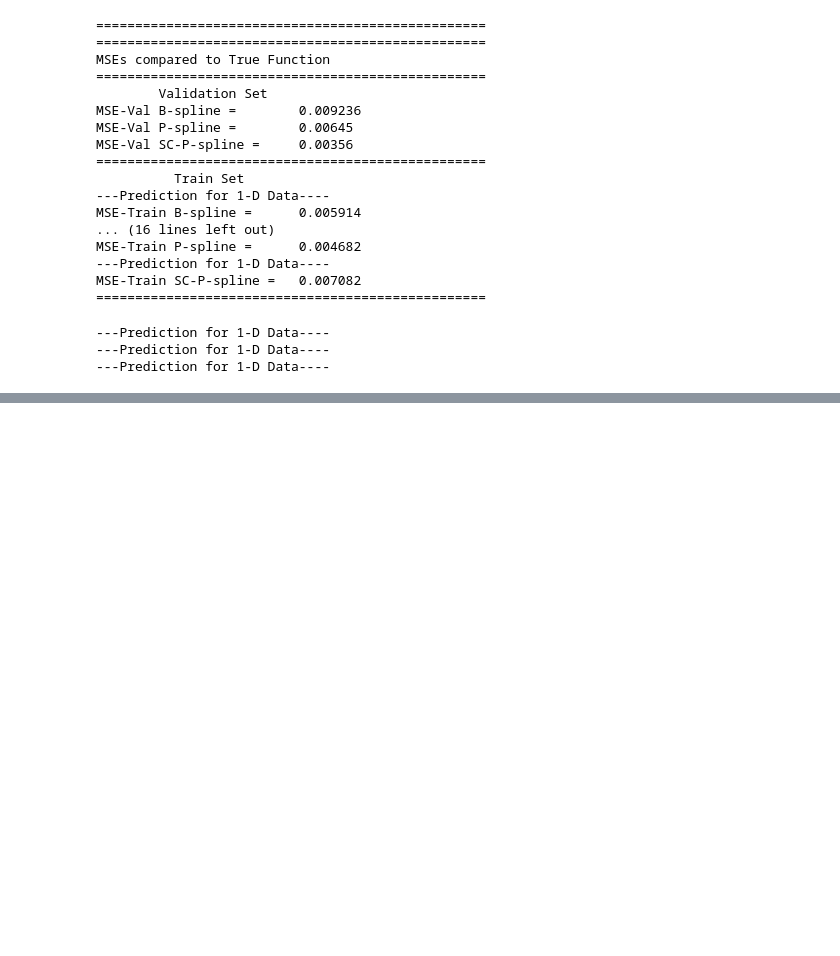
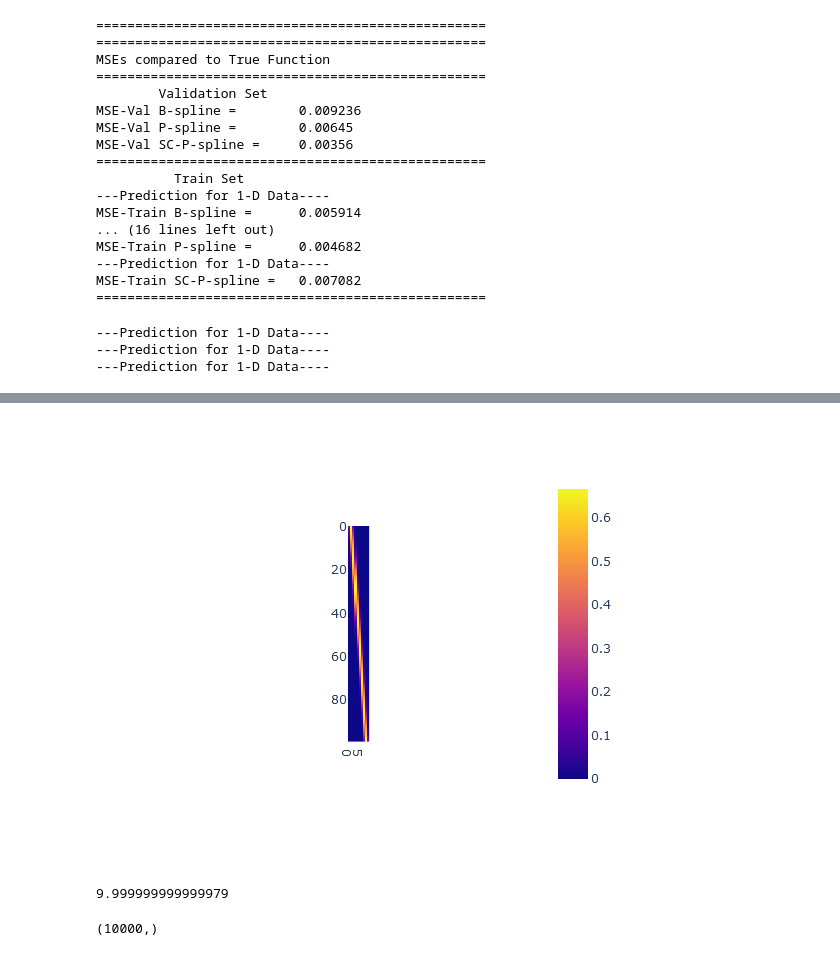
Before and after one commit to j-cap/Master-Thesis, a Jupyter notebook: Code/SplinesInPython/code-rewriting.ipynb, the cells around one changed output, grey strips where cells are left out. Drawn from its saved outputs; the diff is of its cells as text; code cells hidden in the pictures; blank space fills up the shorter version.

```diff
--- a/Code/SplinesInPython/code-rewriting.ipynb
+++ b/Code/SplinesInPython/code-rewriting.ipynb
@@ -1307,3 +1389,18 @@ def _(nr_param : dict, coef, basis=0, y=0):
             return
         i += np.prod(val["nr_param"])
     return v
+# %%
+x1 = np.linspace(0,1,100)
+x2 = np.linspace(2,4,100)
+x1g, x2g = np.meshgrid(x1, x2)
+Bs = Bspline()
+B1 = Bs.basismatrix(x1g.ravel(), nr_splines=10)["basis"]
+B2 = Bs.basismatrix(x2g.ravel(), nr_splines=8)["basis"]
+# %%
+px.imshow(Bs.basismatrix(x1)["basis"])
+# %% [output]
+[figure, added]
+# %%
+np.trace((B1.T @ B1) @ np.linalg.pinv(B1.T@B1))
+# %% [output]
+9.999999999999979
@@ -1309,0 +1411,4 @@ def _(nr_param : dict, coef, basis=0, y=0):
+# %%
+T[:,0].reshape()
+# %% [output]
+(10000,)
```
Also changed, not shown: parts of 24 cells of this notebook, 54 other files.
